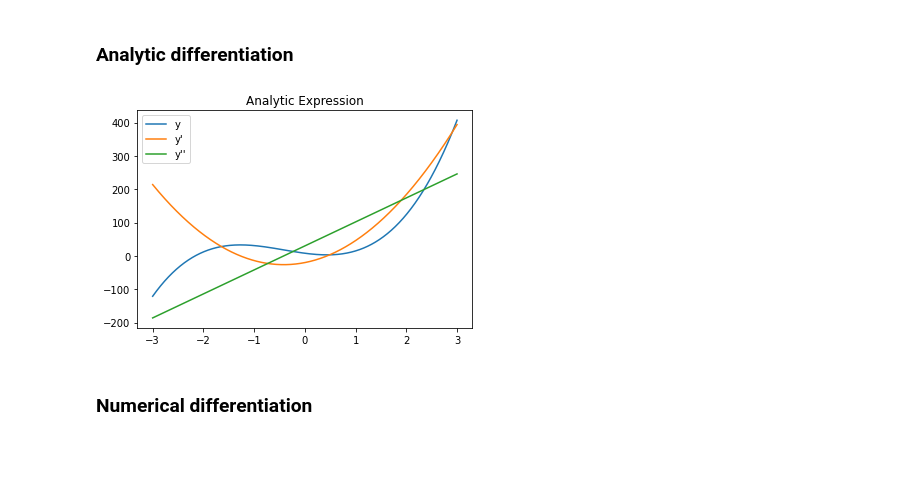
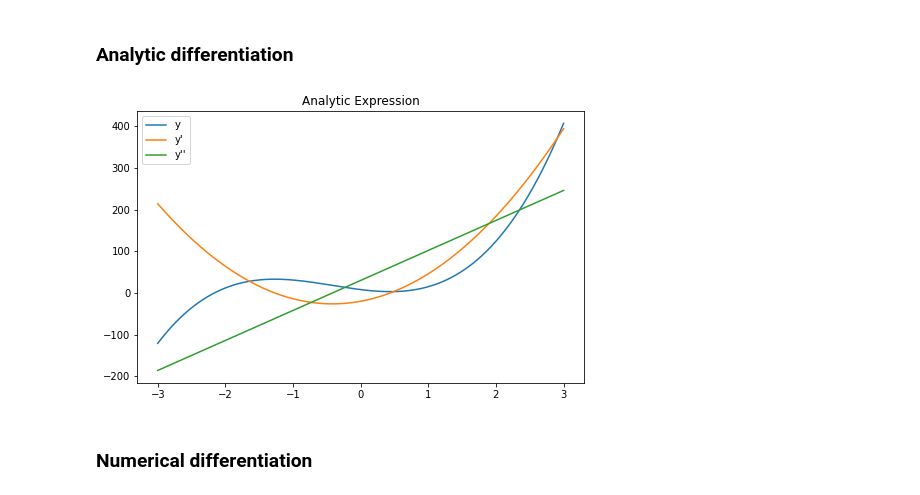
Before and after one commit to TW-ZJLin/FiniteDifference, a Jupyter notebook: Finite_Difference.ipynb, the cells around one changed output. Saved outputs shown, nothing was run; the diff lists cells and outputs as text; code cells hidden in the pictures; blank space fills up the shorter version.

```diff
--- a/Finite_Difference.ipynb
+++ b/Finite_Difference.ipynb
@@ -67,22 +67,23 @@ def FunctionDiff2(x): #second-order differentiation of the function
 # %%
 #generating x from -3 to 3
 Points = 1001
 begin = -3
 end = 3
 x = [ begin+(end-begin)*i/(Points-1) for i in range(Points) ]
 
 #generating y & derivative of y
 y_diff0 = [ FunctionDiff0(x[i]) for i in range(Points) ]
 y_diff1 = [ FunctionDiff1(x[i]) for i in range(Points) ]
 y_diff2 = [ FunctionDiff2(x[i]) for i in range(Points) ]
 
 #show analytic function
+fig,axes=plt.subplots(1,1,figsize=(8,5),facecolor='w')
 plt.plot( x,y_diff0, x,y_diff1, x,y_diff2 )
 plt.title("Analytic Expression")
 plt.legend(["y","y'","y''"])
 plt.show()
 # %% [output]
-[figure, old version]
+[figure, new version]
 # %% [markdown]
 ### Numerical differentiation
 # %%
```
